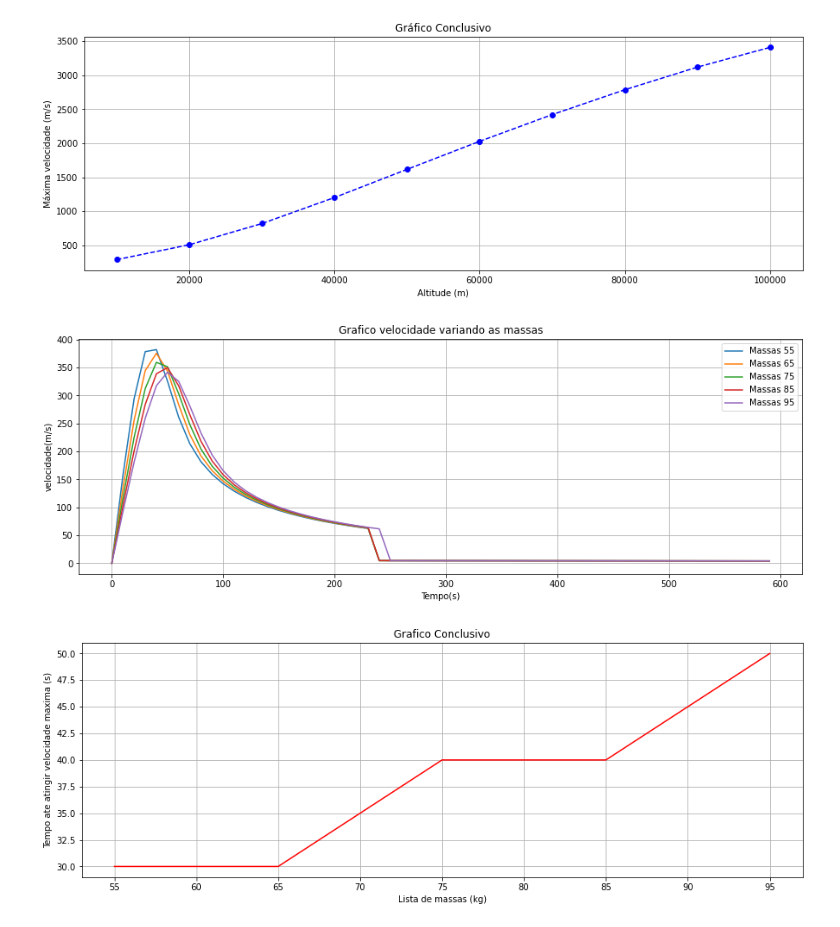
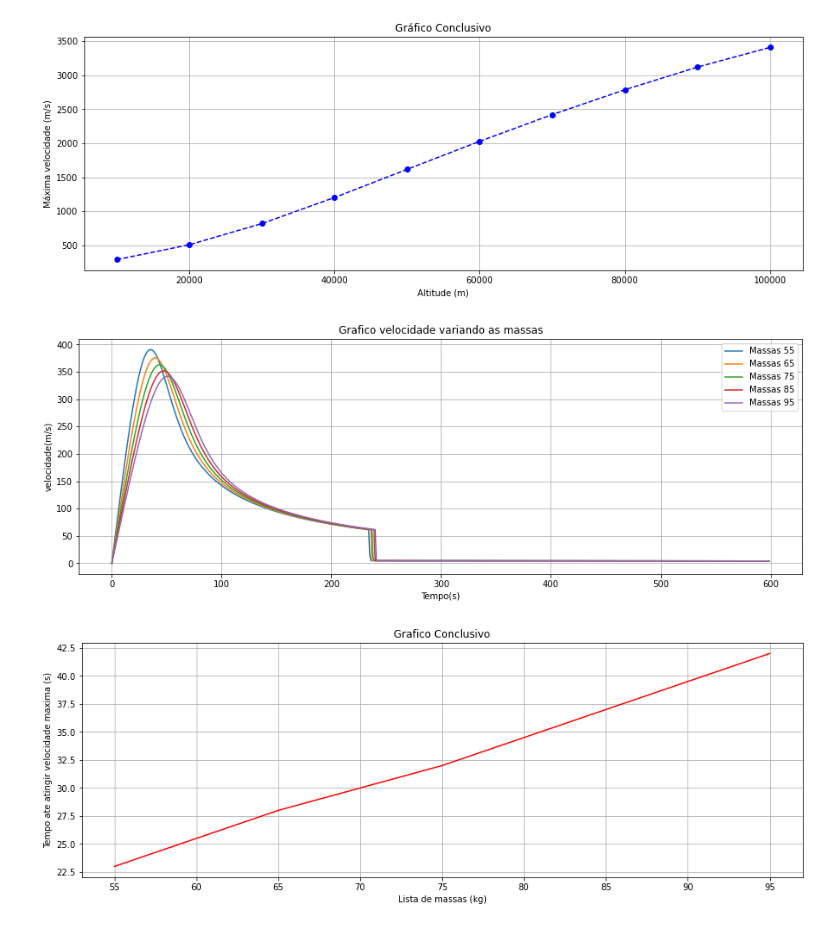
Before and after one commit to BuenoGabs/Projeto-3-Modelos-Mec-nicos-, a Jupyter notebook: p3.ipynb, the cells around one changed output. Cells and saved outputs as stored; diff of their text form; code cells hidden in the pictures.

```diff
--- a/p3.ipynb
+++ b/p3.ipynb
@@ -69,8 +69,7 @@ h_abertura = 2516
 #gravidade
 g = 9.81 #m/s^2
 
-#peso
-P = m_total * g
+
 
 #Drag - Arrasto
 #D = (1/2)*d*(v**2)*Cd*area
@@ -80,3 +79,19 @@ areaF = 0.55 #https://www.calculator.net/body-surface-area-calculator.html?csex=
 areaP = 70
 
 tempo_abertura = 0
+
+#latitude
+lambda_ = 33.3
+
+#aceleração queda livre
+
+P = m_total * g
+
+#raio da terra
+raio = 6.371
+
+#massa terra
+m_terra = 5.972*1e24
+
+#constante de gravitação universal
+g = 6.674 * 1e11
@@ -101,6 +118,9 @@ def modelo(x,t):
     area = areaP
     c = 2
 
+#calcular a gravidade em função da altitude
+  #g = 9.780327 * ( 1 + 0.0053024 * sin(lambda_)**2 - 0.0000058 * sin(2 * lambda_)**2 - 3.086*1e-6*h)
+
 
 #calcular a variacao da densidade do ar variando com a altura
   dvar = d*exp(-y/7500)
@@ -108,6 +128,9 @@ def modelo(x,t):
 #formula do arrasto
   A = (1/2)*dvar*(vy**2)*c*area
 
+#formula da força G
+  Fg = g*(m_total*m_terra)
+  #peso
 
   dydt = vy
   dvydt = (-P + A)/m_total
@@ -206,20 +229,29 @@ show()
 # %%
 
 #comeco grafico conclusivo variando as massas
+#função modelo 2
 def modelo2(a,t,m):
   y = a[0]
   vy = a[1]
 
+  #se a altura for menor que a altura de abertura conta a area como a area de uma pessoa e o constante de arrasto humano
   if y <= h_abertura:
     area = areaP
     c = 1.3
+  #apos a abertura do paraquedas area como a do paraquedas e constante de arrasto paraquedas
+  elif t < (tempo_abertura + 20) and y < h_abertura:
+    #area = areaP
+    area = areaF + (69.6/20) * (t - tempo_abertura)
+    c = 2 #https://www.grc.nasa.gov/www/k-12/VirtualAero/BottleRocket/airplane/rktvrecv.html#:~:text=Typical%20values%20of%20drag%20coefficient,produces%20a%20lower%20terminal%20velocity.
 
   else:
     area = areaF
     #constante ajustada para o gráfico conclusivo
     c = 1
 
+  #calcular a variacao da densidade do ar variando com a altura
   dvar = d*exp(-y/7500)
+  #Força de arrasto
   A = (1/2)*dvar*(vy**2)*c*area
 
 
@@ -228,14 +260,15 @@ def modelo2(a,t,m):
   if y <= 0:
         dydt = 0
         dvydt = 0
+  #lista de derivadas
   dadt = [ dydt, dvydt]
   return dadt
 # %%
 y0 = h
 vy0 = 0
-a0 = [ y0, vy0]
+a0 = [y0, vy0]
 
-dt = 10
+dt = 1
 t = arange(0,600,dt)
 
 G = odeint(modelo,a0,t)
@@ -253,32 +286,33 @@ def tempomax(listaV, listaT):
     if listaV[i] <= min(vy):
       return listaT[i]
 
 figure(figsize=(15, 5))
 #looping para plotarmos o grafico
 i = 0
 while i < len(l_massas):
+  #executando odeint para todas as massas
   x = odeint(modelo2, a0, t, args= (l_massas[i],))
   plot(t,-x[:,1],label = 'Massas %.0f' %l_massas[i])
   tempomaxlista.append(tempomax(x[:,1],t))
   i+=1
 
 
 #grafico de velocidade variando as massas
 title('Grafico velocidade variando as massas')
 xlabel('Tempo(s)')
 ylabel('velocidade(m/s)')
 legend()
 grid(True)
 show()
 
 figure(figsize=(15, 5))
 #grafico conclusivo
 plot(l_massas, tempomaxlista,'r')
 title('Grafico Conclusivo')
 xlabel('Lista de massas (kg)')
 ylabel('Tempo ate atingir velocidade maxima (s)')
 grid(True)
 show()
 # %% [output]
-[figure, old version]
+[figure, new version]
-[figure, old version]
+[figure, new version]
```
Also changed, not shown: parts of 1 cell of this notebook.
